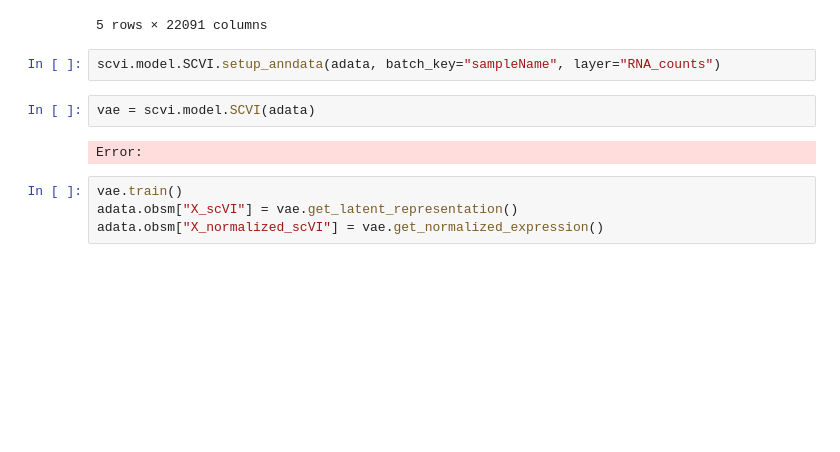
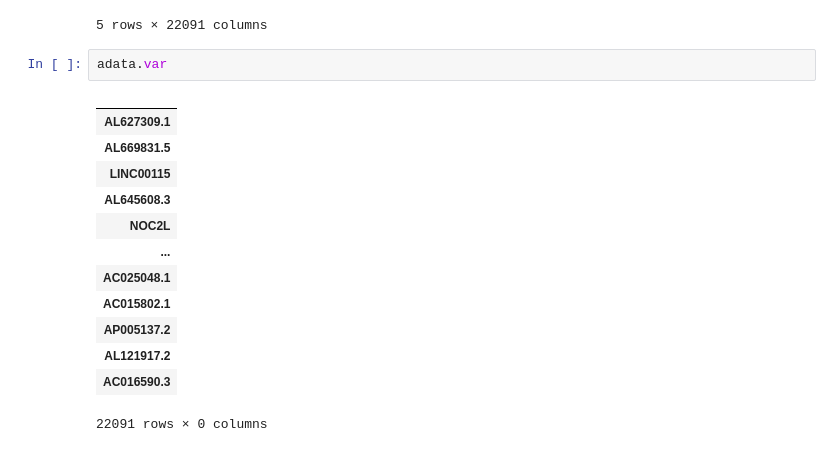
Before and after one commit to AlbertBay/ImSysAging, a Jupyter notebook: data_exploration.ipynb, the cells around one changed output. Cells and saved outputs as stored; diff of their text form; blank space fills up the shorter version.

```diff
--- a/data_exploration.ipynb
+++ b/data_exploration.ipynb
@@ -98,13 +100,19 @@ df_counts.head()
 | AAACCTGCATATGGTC-1-sample42 | 0.0 | 0.0 | 0.0 | 0.0 | 0.0 | 0.0 | 0.0 | 0.0 | 0.0 | ... |
 | AAACCTGCATTGAGCT-1-sample42 | 0.0 | 0.0 | 0.0 | 0.0 | 0.0 | 0.0 | 0.0 | 0.0 | 0.0 | ... |
 5 rows × 22091 columns
-# %%
-scvi.model.SCVI.setup_anndata(adata, batch_key="sampleName", layer="RNA_counts")
-# %%
-vae = scvi.model.SCVI(adata)
-# %% [output]
-Error:
-# %%
-vae.train()
-adata.obsm["X_scVI"] = vae.get_latent_representation()
-adata.obsm["X_normalized_scVI"] = vae.get_normalized_expression()
+# %%
+adata.var
+# %% [output]
+|  |
+| AL627309.1 |
+| AL669831.5 |
+| LINC00115 |
+| AL645608.3 |
+| NOC2L |
+| ... |
+| AC025048.1 |
+| AC015802.1 |
+| AP005137.2 |
+| AL121917.2 |
+| AC016590.3 |
+22091 rows × 0 columns
```
Also changed, not shown: parts of 6 cells of this notebook, 2 other files.
